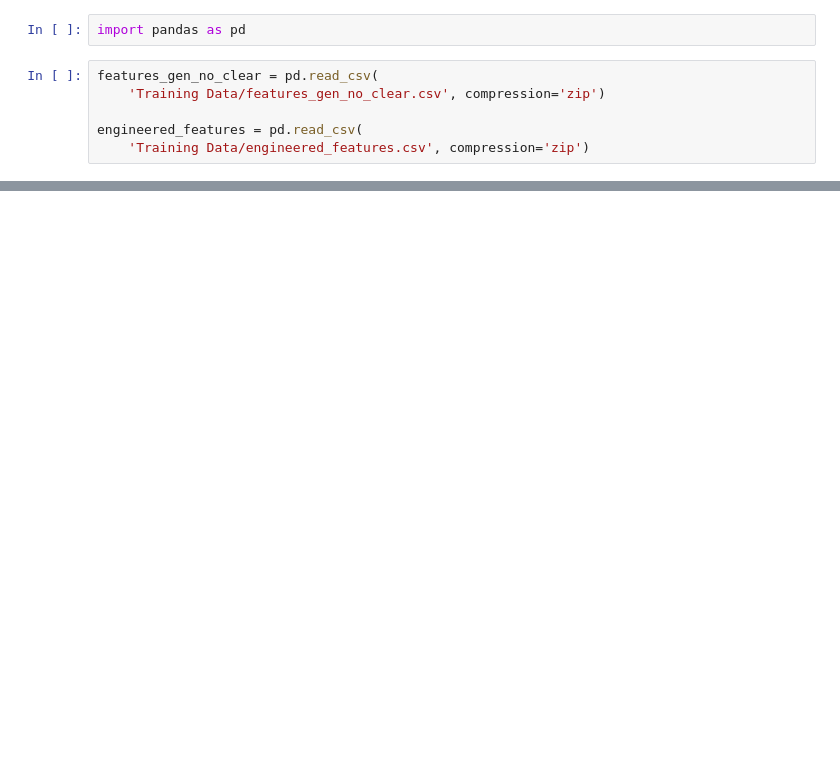
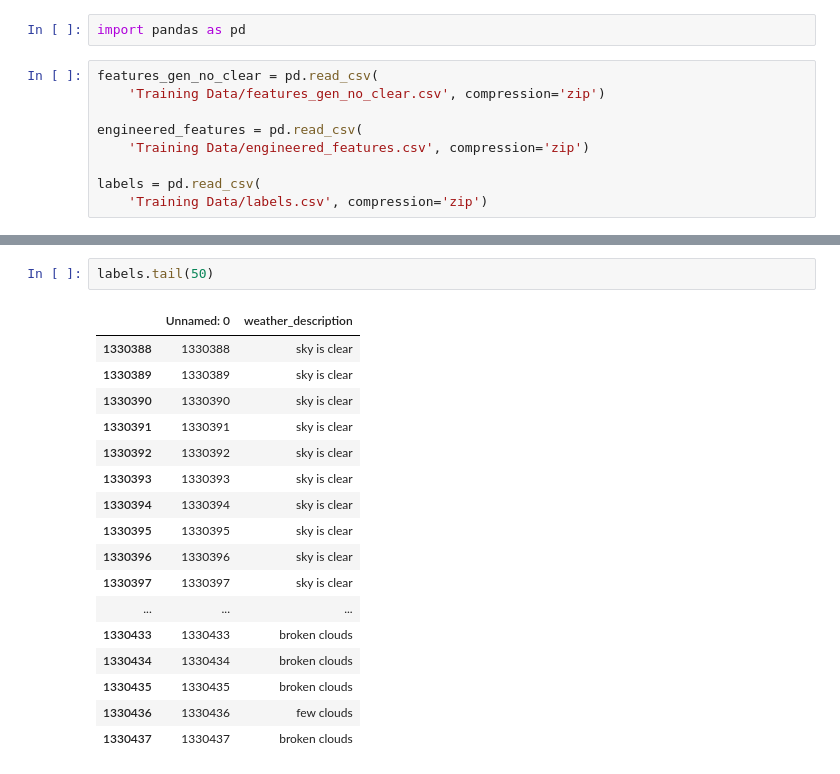
Before and after one commit to dnorris823/NA_Weather_Prediction, a Jupyter notebook: ML Backend/feature_peek.ipynb, the cells around one changed output, grey strips where cells are left out. Saved outputs shown, nothing was run; the diff lists cells and outputs as text; blank space fills up the shorter version.

```diff
--- a/ML Backend/feature_peek.ipynb
+++ b/ML Backend/feature_peek.ipynb
@@ -6,3 +6,6 @@ features_gen_no_clear = pd.read_csv(
 
 engineered_features = pd.read_csv(
     'Training Data/engineered_features.csv', compression='zip')
+
+labels = pd.read_csv(
+    'Training Data/labels.csv', compression='zip')
@@ -18,0 +41,20 @@ NameError: name 'features_gen_no_clear' is not defined
+# %%
+labels.tail(50)
+# %% [output]
+|  | Unnamed: 0 | weather_description |
+| 1330388 | 1330388 | sky is clear |
+| 1330389 | 1330389 | sky is clear |
+| 1330390 | 1330390 | sky is clear |
+| 1330391 | 1330391 | sky is clear |
+| 1330392 | 1330392 | sky is clear |
+| 1330393 | 1330393 | sky is clear |
+| 1330394 | 1330394 | sky is clear |
+| 1330395 | 1330395 | sky is clear |
+| 1330396 | 1330396 | sky is clear |
+| 1330397 | 1330397 | sky is clear |
+| ... | ... | ... |
+| 1330433 | 1330433 | broken clouds |
+| 1330434 | 1330434 | broken clouds |
+| 1330435 | 1330435 | broken clouds |
+| 1330436 | 1330436 | few clouds |
+| 1330437 | 1330437 | broken clouds |
```
Also changed, not shown: parts of 5 cells of this notebook, 6 other files.
